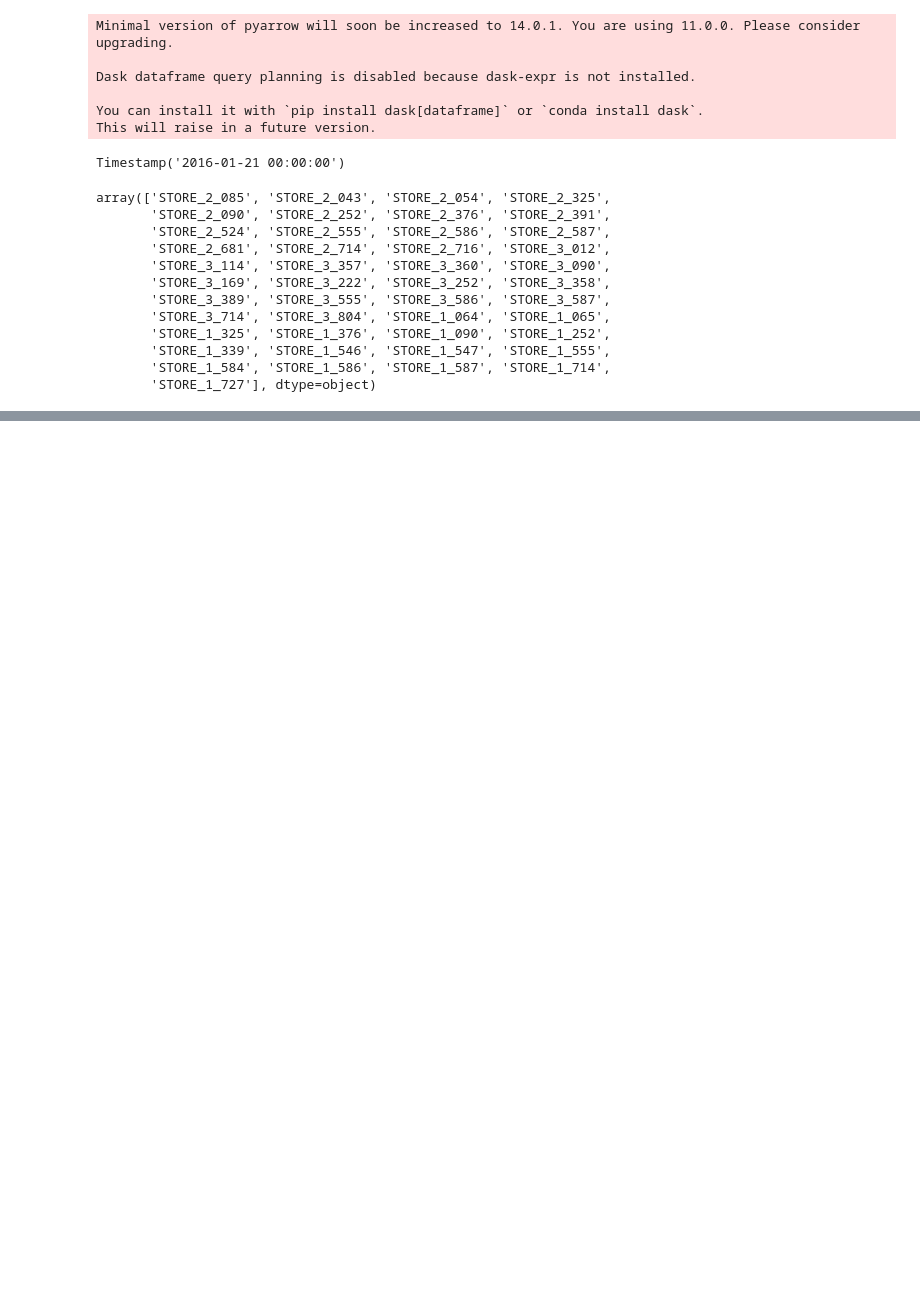
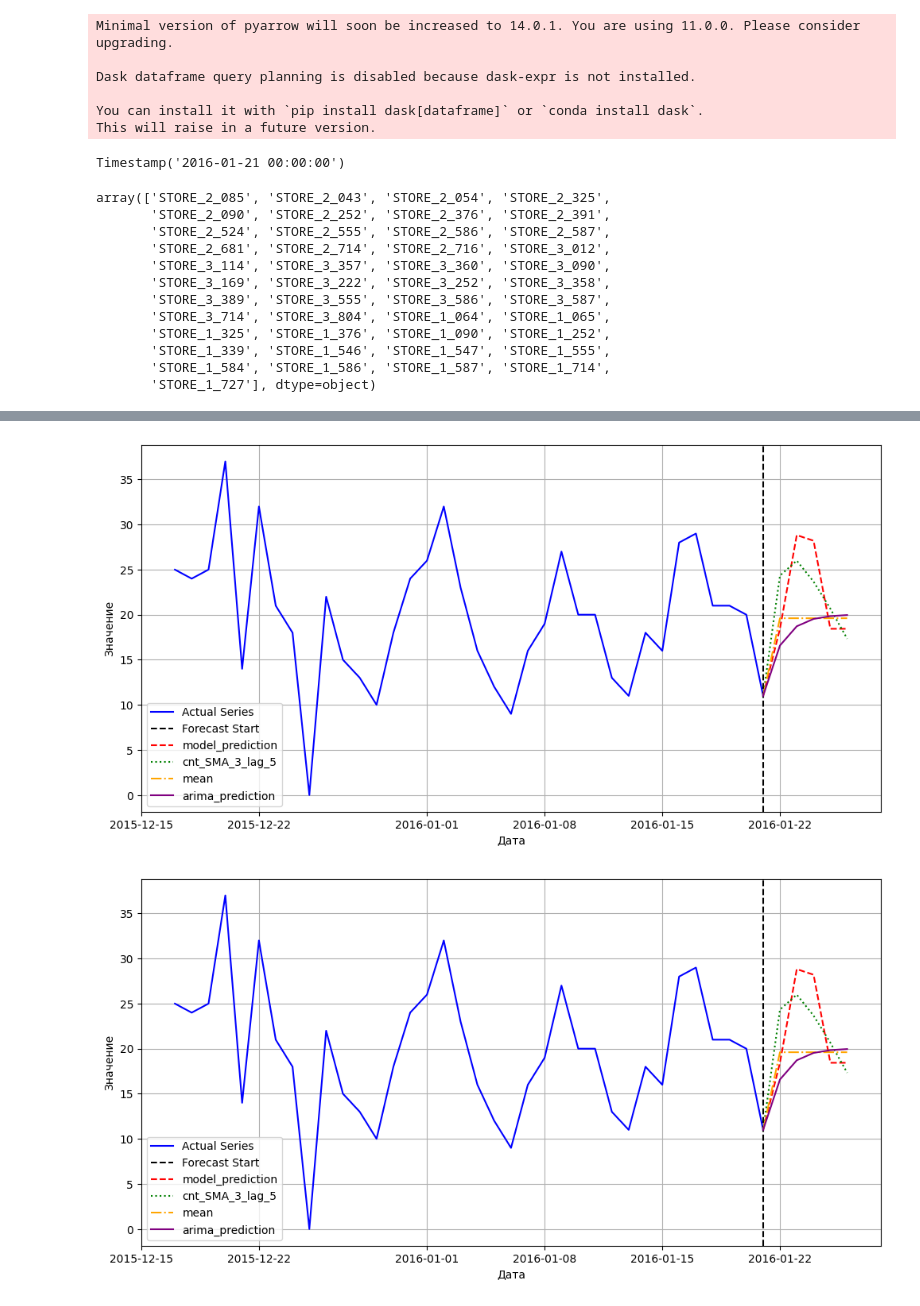
Before and after one commit to tryharder-at/AI-Product-Hack, a Jupyter notebook: research/demo_solution.ipynb, the cells around one changed output, grey strips where cells are left out. Cells and saved outputs as stored; diff of their text form; code cells hidden in the pictures; blank space fills up the shorter version.

Commit message:
new plot

```diff
--- a/research/demo_solution.ipynb
+++ b/research/demo_solution.ipynb
@@ -92,0 +106,5 @@ result
+# %%
+forecast_plot_from_df(data_prediction, 'date', 'cnt', ['model_prediction', 'cnt_SMA_3_lag_5', 'mean', 'arima_prediction'])
+# %% [output]
+[figure, added]
+[figure, added]
```
Also changed, not shown: parts of 3 cells of this notebook, 2 other files.
